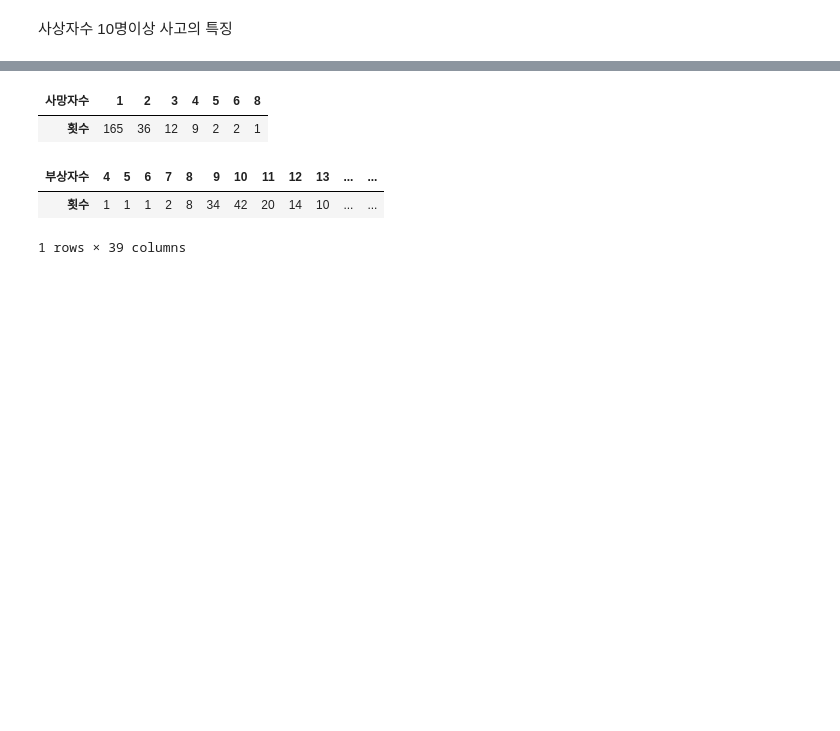
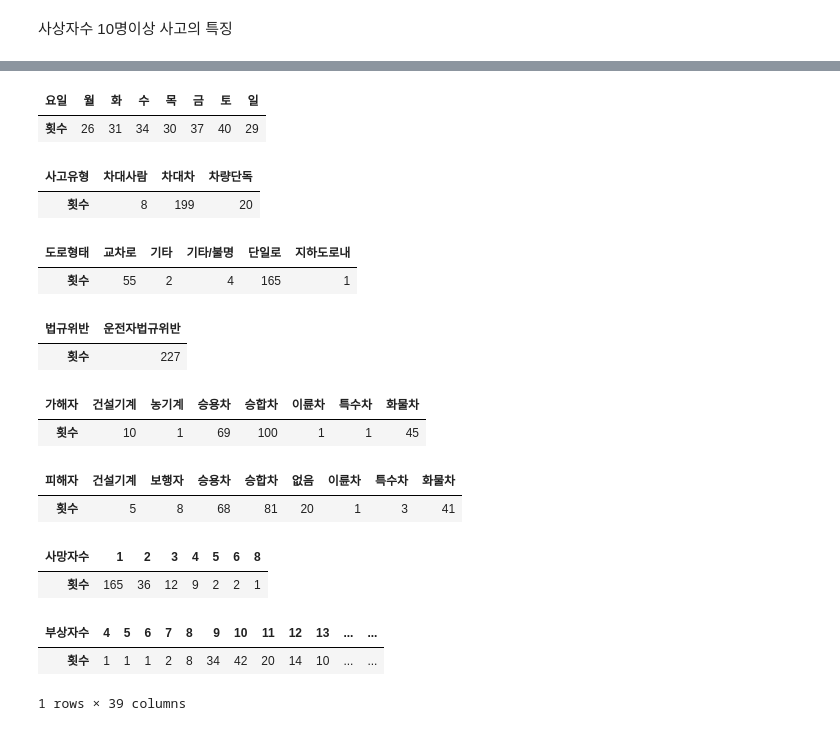
Before and after one commit to soobin99/DataVis, a Jupyter notebook: DataProcessing/DataProcessing.ipynb, the cells around one changed output, grey strips where cells are left out. Saved outputs shown, nothing was run; the diff lists cells and outputs as text; code cells hidden in the pictures; blank space fills up the shorter version.

```diff
--- a/DataProcessing/DataProcessing.ipynb
+++ b/DataProcessing/DataProcessing.ipynb
@@ -148,3 +193,77 @@ victim.to_csv('Data/Processing/victim.csv',encoding='euc-kr', index=True)
+# %%
+col_2=['요일','횟수']
+weekChar=['월','화','수','목','금','토','일']
+week=hurtData[col_2]
+week=week.groupby(by=['요일'], as_index=False).sum()
+week.set_index(week['요일'], inplace=True)
+week=week.drop('요일',1)
+week=week.reindex(index=weekChar)
+week=week.T
+#week.to_csv('Data/Processing/week.csv',encoding='euc-kr', index=True)
+week
+# %% [output]
+| 요일 | 월 | 화 | 수 | 목 | 금 | 토 | 일 |
+| 횟수 | 26 | 31 | 34 | 30 | 37 | 40 | 29 |
+# %%
+col_2=['사고유형','횟수']
+accKind=hurtData[col_2]
+accKind=accKind.groupby(by=['사고유형'], as_index=False).sum()
+accKind.set_index(accKind['사고유형'], inplace=True)
+accKind=accKind.drop('사고유형',1)
+accKind=accKind.T
+#accKind.to_csv('Data/Processing/accKind.csv',encoding='euc-kr', index=True)
+accKind
+# %% [output]
+| 사고유형 | 차대사람 | 차대차 | 차량단독 |
+| 횟수 | 8 | 199 | 20 |
+# %%
+col_2=['도로형태','횟수']
+roadKind=hurtData[col_2]
+roadKind=roadKind.groupby(by=['도로형태'], as_index=False).sum()
+roadKind.set_index(roadKind['도로형태'], inplace=True)
+roadKind=roadKind.drop('도로형태',1)
+roadKind=roadKind.T
+#roadKind.to_csv('Data/Processing/roadKind.csv',encoding='euc-kr', index=True)
+roadKind
+# %% [output]
+| 도로형태 | 교차로 | 기타 | 기타/불명 | 단일로 | 지하도로내 |
+| 횟수 | 55 | 2 | 4 | 165 | 1 |
+# %%
+col_2=['법규위반','횟수']
+violationLaw=hurtData[col_2]
+violationLaw=violationLaw.groupby(by=['법규위반'], as_index=False).sum()
+violationLaw.set_index(violationLaw['법규위반'], inplace=True)
+violationLaw=violationLaw.drop('법규위반',1)
+violationLaw=violationLaw.T
+#violationLaw.to_csv('Data/Processing/violationLaw.csv',encoding='euc-kr', index=True)
+violationLaw
+# %% [output]
+| 법규위반 | 운전자법규위반 |
+| 횟수 | 227 |
+# %%
+col_2=['가해자','횟수']
+perpetrator=hurtData[col_2]
+perpetrator=perpetrator.groupby(by=['가해자'], as_index=False).sum()
+perpetrator.set_index(perpetrator['가해자'], inplace=True)
+perpetrator=perpetrator.drop('가해자',1)
+perpetrator=perpetrator.T
+#perpetrator.to_csv('Data/Processing/perpetrator.csv',encoding='euc-kr', index=True)
+perpetrator
+# %% [output]
+| 가해자 | 건설기계 | 농기계 | 승용차 | 승합차 | 이륜차 | 특수차 | 화물차 |
+| 횟수 | 10 | 1 | 69 | 100 | 1 | 1 | 45 |
+# %%
+col_2=['피해자','횟수']
+victim=hurtData[col_2]
+victim=victim.groupby(by=['피해자'], as_index=False).sum()
+victim.set_index(victim['피해자'], inplace=True)
+victim=victim.drop('피해자',1)
+victim=victim.T
+#victim.to_csv('Data/Processing/victim.csv',encoding='euc-kr', index=True)
+victim
+# %% [output]
+| 피해자 | 건설기계 | 보행자 | 승용차 | 승합차 | 없음 | 이륜차 | 특수차 | 화물차 |
+| 횟수 | 5 | 8 | 68 | 81 | 20 | 1 | 3 | 41 |
 # %%
 col_2=['사망자수','횟수']
 death=hurtData[col_2]
```
Also changed, not shown: parts of 15 cells of this notebook, 5 other files.
